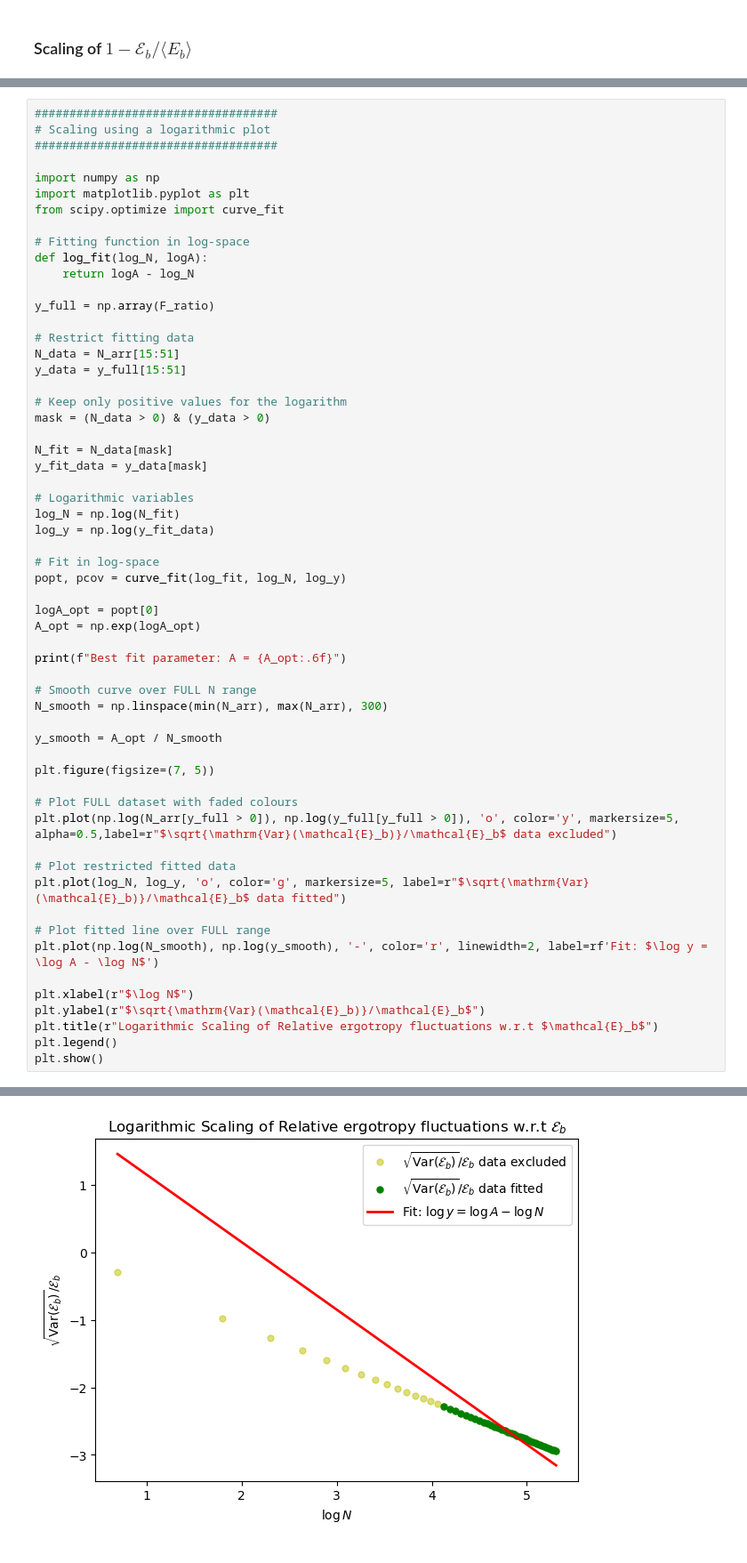
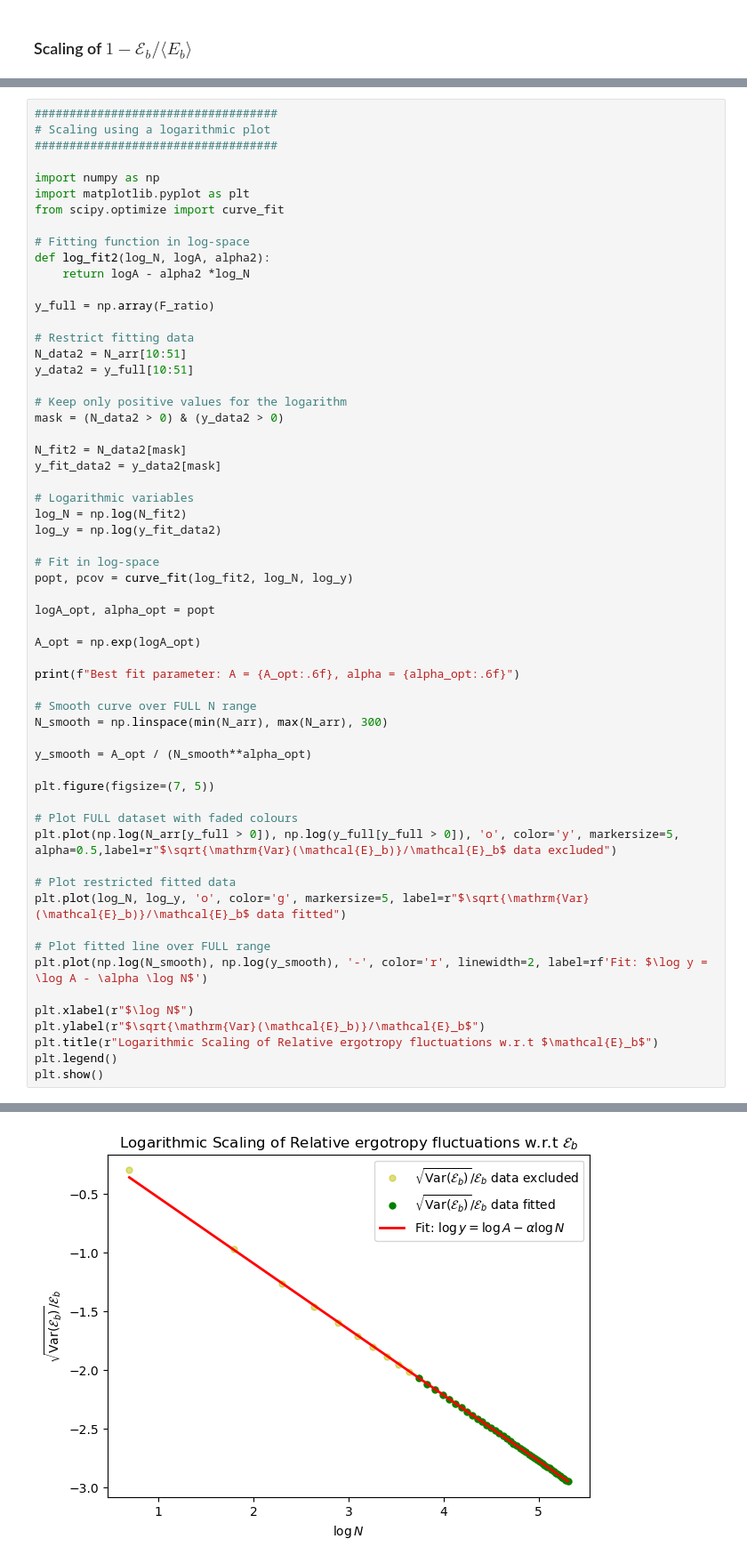
Before and after one commit to gbhanja/ERGO_FLUC_parallel_codes, a Jupyter notebook: Plot_WS.ipynb, the cells around one changed output, grey strips where cells are left out. Shown at 89% size. Drawn from its saved outputs; the diff is of its cells as text.

```diff
--- a/Plot_WS.ipynb
+++ b/Plot_WS.ipynb
@@ -300,37 +320,38 @@ import matplotlib.pyplot as plt
 from scipy.optimize import curve_fit
 
 # Fitting function in log-space
-def log_fit(log_N, logA):
-    return logA - log_N
+def log_fit2(log_N, logA, alpha2):
+    return logA - alpha2 *log_N
 
 y_full = np.array(F_ratio)
 
 # Restrict fitting data
-N_data = N_arr[15:51]
-y_data = y_full[15:51]
+N_data2 = N_arr[10:51]
+y_data2 = y_full[10:51]
 
 # Keep only positive values for the logarithm
-mask = (N_data > 0) & (y_data > 0)
+mask = (N_data2 > 0) & (y_data2 > 0)
 
-N_fit = N_data[mask]
-y_fit_data = y_data[mask]
+N_fit2 = N_data2[mask]
+y_fit_data2 = y_data2[mask]
 
 # Logarithmic variables
-log_N = np.log(N_fit)
-log_y = np.log(y_fit_data)
+log_N = np.log(N_fit2)
+log_y = np.log(y_fit_data2)
 
 # Fit in log-space
-popt, pcov = curve_fit(log_fit, log_N, log_y)
+popt, pcov = curve_fit(log_fit2, log_N, log_y)
 
-logA_opt = popt[0]
+logA_opt, alpha_opt = popt
+
 A_opt = np.exp(logA_opt)
 
-print(f"Best fit parameter: A = {A_opt:.6f}")
+print(f"Best fit parameter: A = {A_opt:.6f}, alpha = {alpha_opt:.6f}")
 
 # Smooth curve over FULL N range
 N_smooth = np.linspace(min(N_arr), max(N_arr), 300)
 
-y_smooth = A_opt / N_smooth
+y_smooth = A_opt / (N_smooth**alpha_opt)
 
 plt.figure(figsize=(7, 5))
 
@@ -341,7 +362,7 @@ plt.plot(np.log(N_arr[y_full > 0]), np.log(y_full[y_full > 0]), 'o', color='y',
 plt.plot(log_N, log_y, 'o', color='g', markersize=5, label=r"$\sqrt{\mathrm{Var}(\mathcal{E}_b)}/\mathcal{E}_b$ data fitted")
 
 # Plot fitted line over FULL range
-plt.plot(np.log(N_smooth), np.log(y_smooth), '-', color='r', linewidth=2, label=rf'Fit: $\log y = \log A - \log N$')
+plt.plot(np.log(N_smooth), np.log(y_smooth), '-', color='r', linewidth=2, label=rf'Fit: $\log y = \log A - \alpha \log N$')
 
 plt.xlabel(r"$\log N$")
 plt.ylabel(r"$\sqrt{\mathrm{Var}(\mathcal{E}_b)}/\mathcal{E}_b$")
@@ -353 +374 @@ Best fit parameter: A = 8.605453
-[figure, old version]
+[figure, new version]
```
Also changed, not shown: parts of 6 cells of this notebook.
